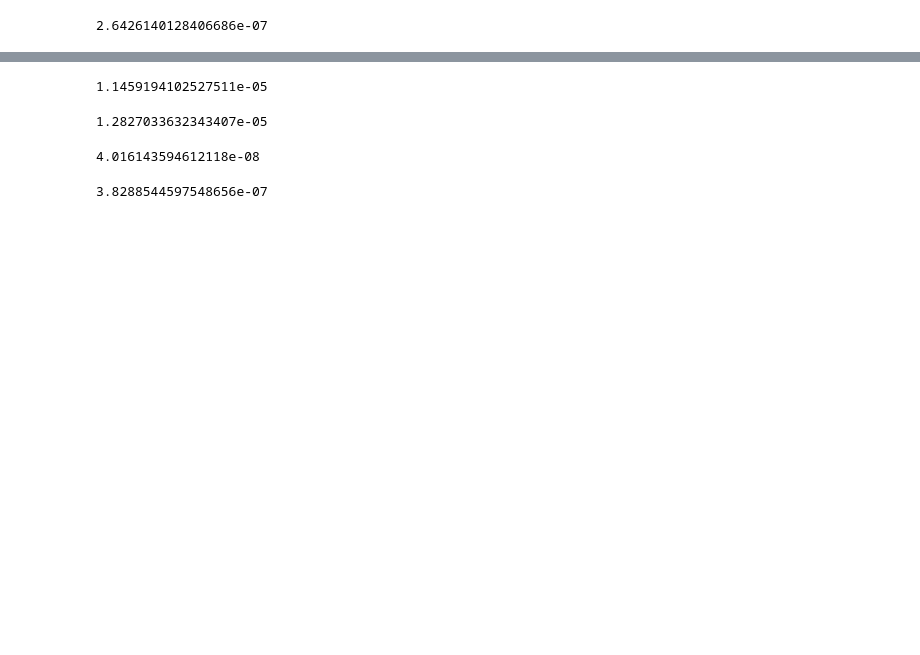
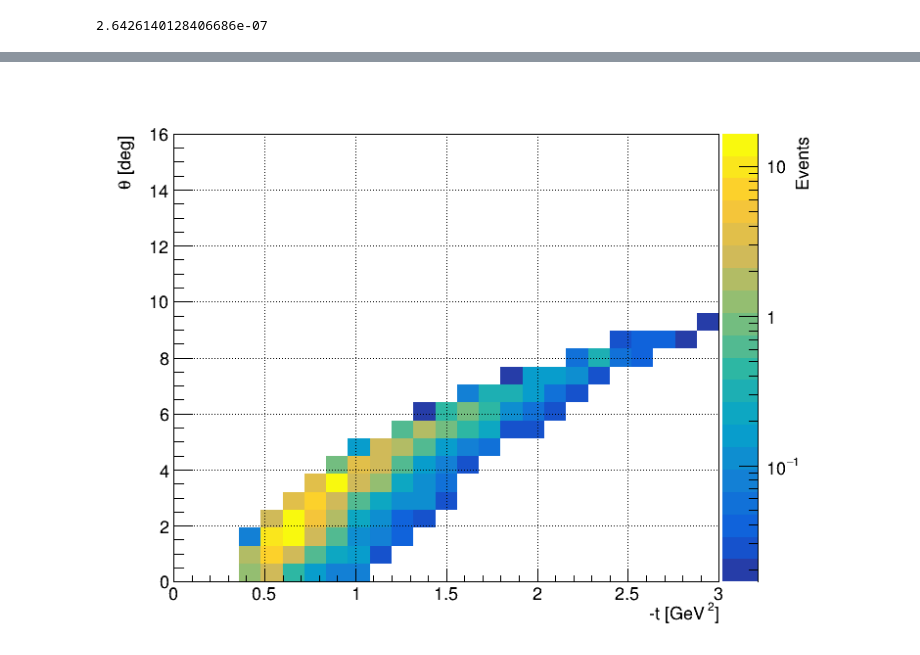
Before and after one commit to Gregtom3/fixedTargetBH, a Jupyter notebook: bhOffDEvtGen.ipynb, the cells around one changed output, grey strips where cells are left out. Drawn from its saved outputs; the diff is of its cells as text; code cells hidden in the pictures; blank space fills up the shorter version.

```diff
--- a/bhOffDEvtGen.ipynb
+++ b/bhOffDEvtGen.ipynb
@@ -647,16 +583,10 @@ dsvals=get_dsigma_dt_dMll2_dcosth(-0.7,8,9,thvals,phivals)
-# %%
-np.mean(dsvals)*4*np.pi
-# %% [output]
-1.1459194102527511e-05
-# %%
-get_dsigma_dt_dMll2(-0.6,8,9)
-# %% [output]
-1.2827033632343407e-05
-# %%
-get_dsigma_dt_dMll2_dcosth(-1,8,9,0.5,0.6)
-# %% [output]
-4.016143594612118e-08
-# %%
-my_cv.pdf(0.6)
-# %% [output]
-3.8288544597548656e-07
+# %%
+h = TH2F("h",";-t [GeV^{2}];#theta [deg];Events",25,0,3,25,0,16)
+#h.GetZaxis().SetRangeUser(1e-8,1e3)
+outTree.Draw("th_vm:-t>>h","weight*{}/{}".format(lumi,events),"colz")
+c.SetRightMargin(0.2)
+c.SetLogy(0)
+c.SetLogz(1)
+c.Draw()
+# %% [output]
+[figure, added]
```
Also changed, not shown: parts of 23 cells of this notebook.
